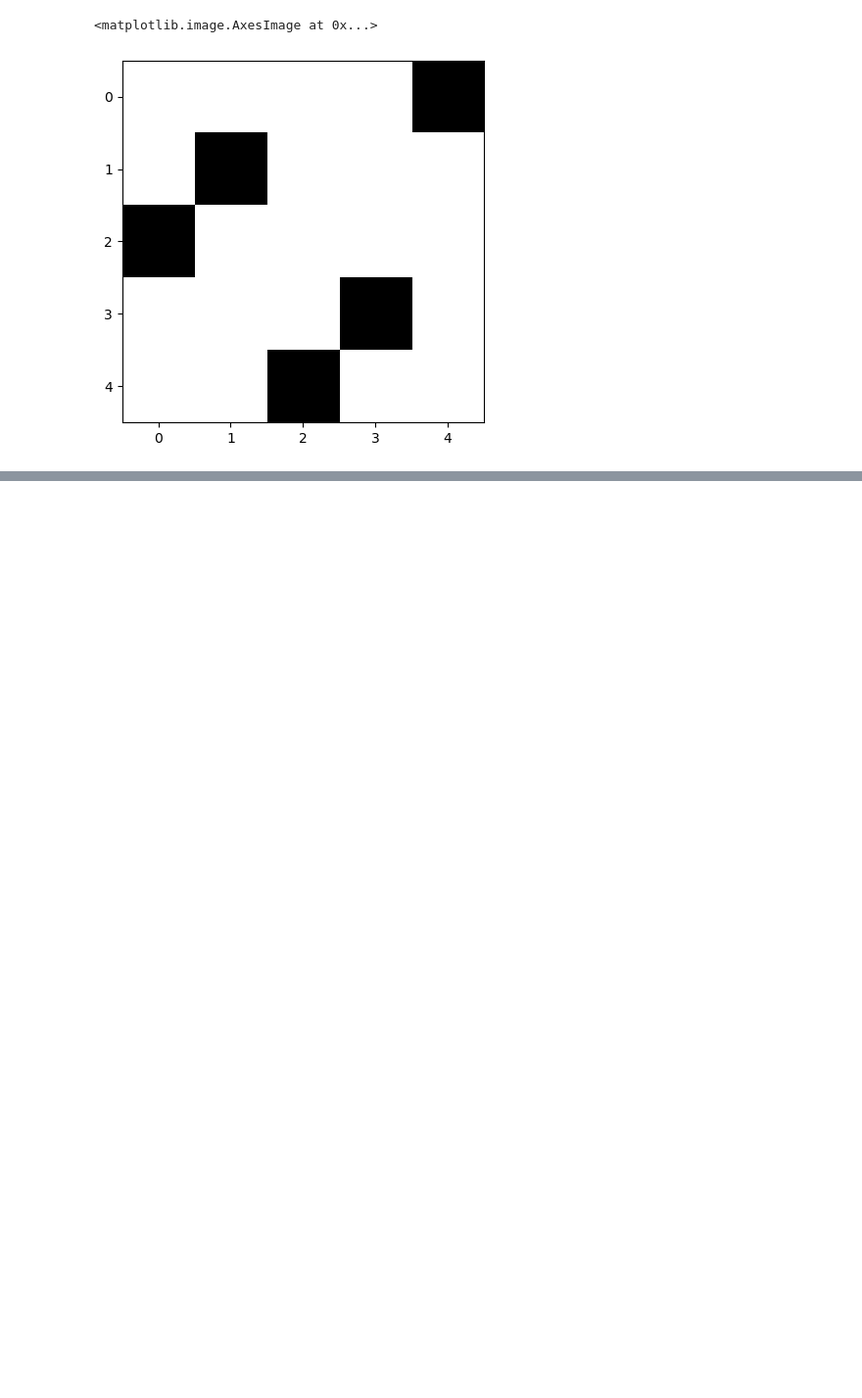
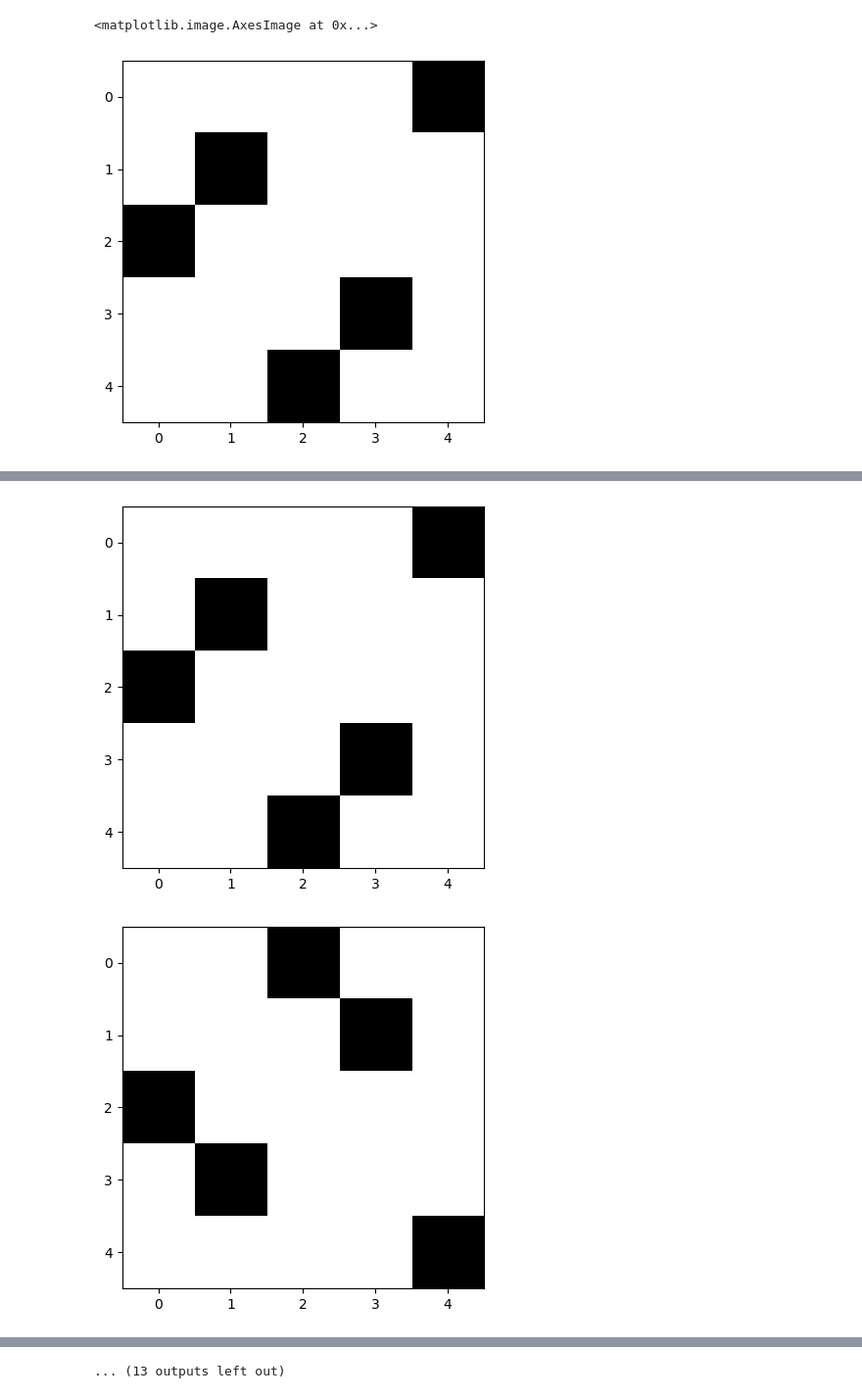
Before and after one commit to AustinLBuchanan/jay_bingo_puzzle, a Jupyter notebook: jay_bingo_puzzle.ipynb, the cells around one changed output, grey strips where cells are left out. Shown: that part at 98% size. Cells and saved outputs as stored; diff of their text form; code cells hidden in the pictures; blank space fills up the shorter version.

```diff
--- a/jay_bingo_puzzle.ipynb
+++ b/jay_bingo_puzzle.ipynb
@@ -54,8 +54,15 @@ for i in range(5):
         a[i,j] = round( 1 - x[i,j].x )
 # %%
 import matplotlib.pyplot as plt
+plt.rcParams.update({'figure.max_open_warning': 0})
 plt.ion()
 plt.imshow(a, cmap='gray', interpolation='none')
 # %% [output]
 <matplotlib.image.AxesImage at 0x...>
 [figure]
+# %%
+m.setObjective( 0, GRB.MINIMIZE )
+m.addConstr( gp.quicksum(x) == 5 )
+m.Params.PoolSearchMode = 2
+m.Params.PoolSolutions = 1e6
+m.optimize()
@@ -61,0 +87,12 @@ plt.imshow(a, cmap='gray', interpolation='none')
+# %%
+for s in range(m.SolCount):
+    m.Params.SolutionNumber = s
+    for i in range(5):
+        for j in range(5):
+            a[i,j] = round( 1 - x[i,j].Xn )
+    plt.ion()
+    plt.imshow(a, cmap='gray', interpolation='none')
+    plt.figure()
+# %% [output]
+[figure, added]
+[figure, added]
@@ -61,0 +109 @@ plt.imshow(a, cmap='gray', interpolation='none')
+... (13 outputs left out)
```
Also changed, not shown: parts of 2 cells of this notebook.
